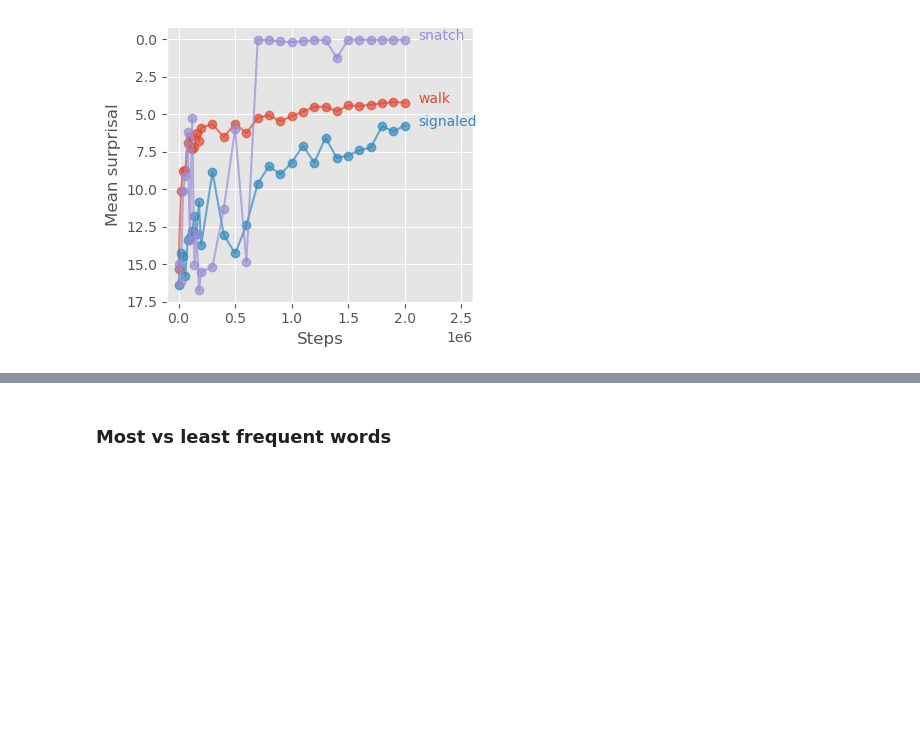
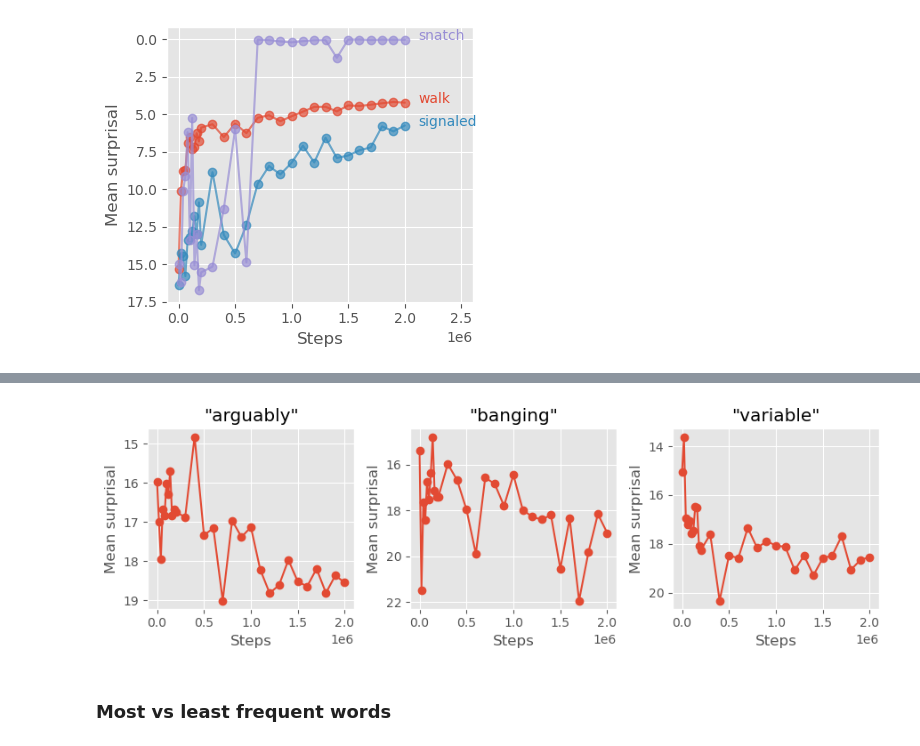
Before and after one commit to NazaninShafiabadi/NeuralLMs, a Jupyter notebook: src/word_acquisition.ipynb, the cells around one changed output, grey strips where cells are left out. Drawn from its saved outputs; the diff is of its cells as text; code cells hidden in the pictures; blank space fills up the shorter version.

```diff
--- a/src/word_acquisition.ipynb
+++ b/src/word_acquisition.ipynb
@@ -128,3 +151,7 @@ plot_all_in_one(['walk', 'signaled', 'snatch'], surprisals)
+# %%
+plot_surprisals(['arguably', 'banging', 'variable'], surprisals)
+# %% [output]
+[figure, added]
 # %% [markdown]
 ### Most vs least frequent words
 # %%
```
Also changed, not shown: parts of 3 cells of this notebook, 3 other files.
